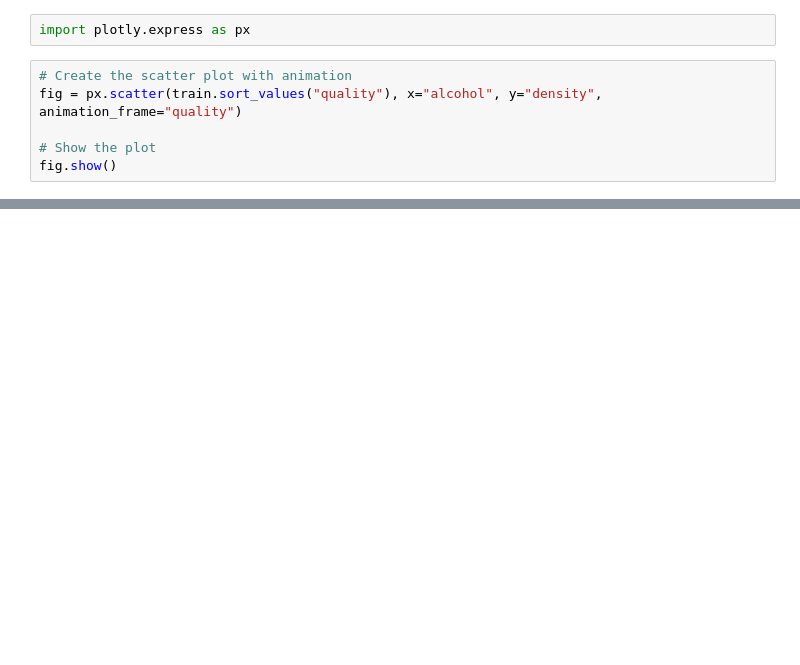
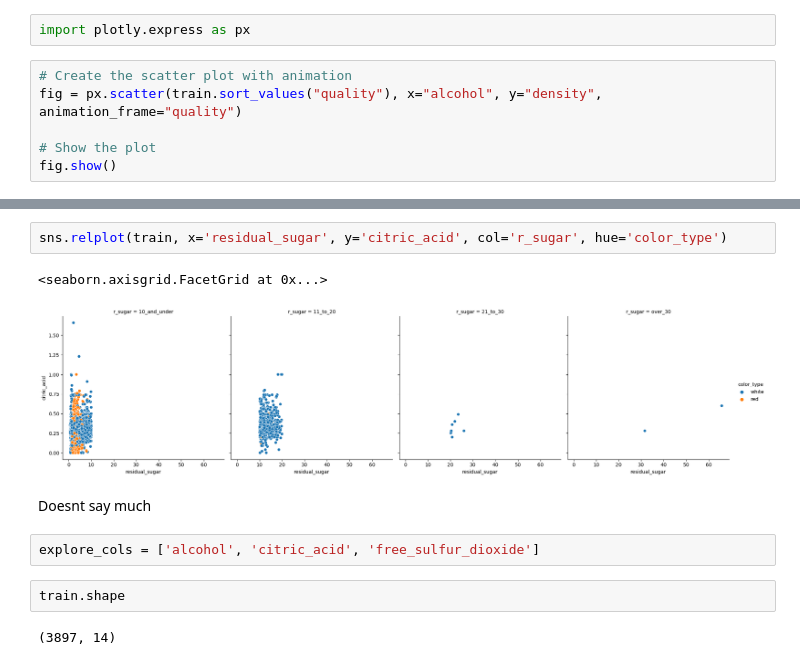
Before and after one commit to Joshua-Click/wine-project, a Jupyter notebook: wine_work.ipynb, the cells around one changed output, grey strips where cells are left out. Drawn from its saved outputs; the diff is of its cells as text; blank space fills up the shorter version.

```diff
--- a/wine_work.ipynb
+++ b/wine_work.ipynb
@@ -400,0 +418,13 @@ fig.show()
+# %%
+sns.relplot(train, x='residual_sugar', y='citric_acid', col='r_sugar', hue='color_type')
+# %% [output]
+<seaborn.axisgrid.FacetGrid at 0x...>
+[figure, added]
+# %% [markdown]
+Doesnt say much
+# %%
+explore_cols = ['alcohol', 'citric_acid', 'free_sulfur_dioxide']
+# %%
+train.shape
+# %% [output]
+(3897, 14)
```
Also changed, not shown: parts of 53 cells of this notebook, 1 other file.
